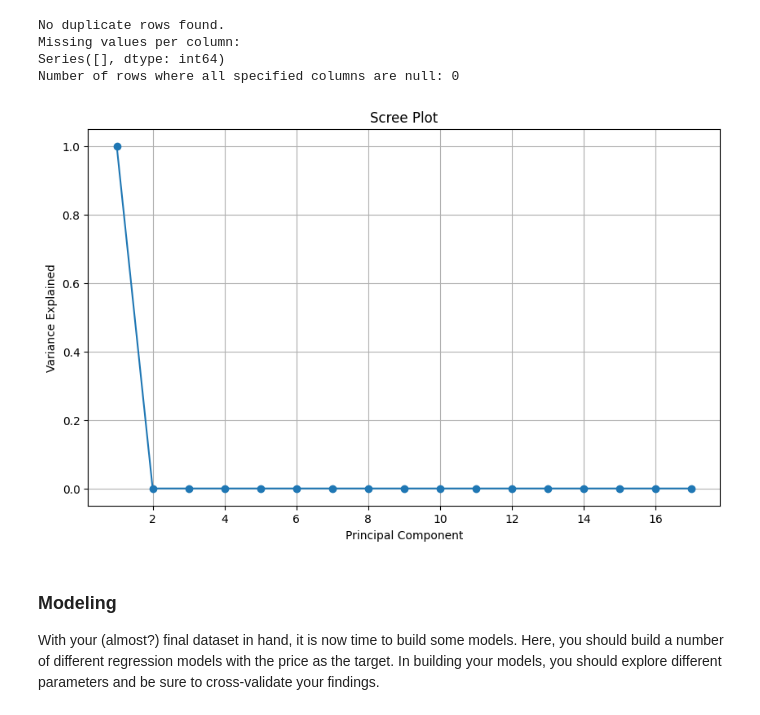
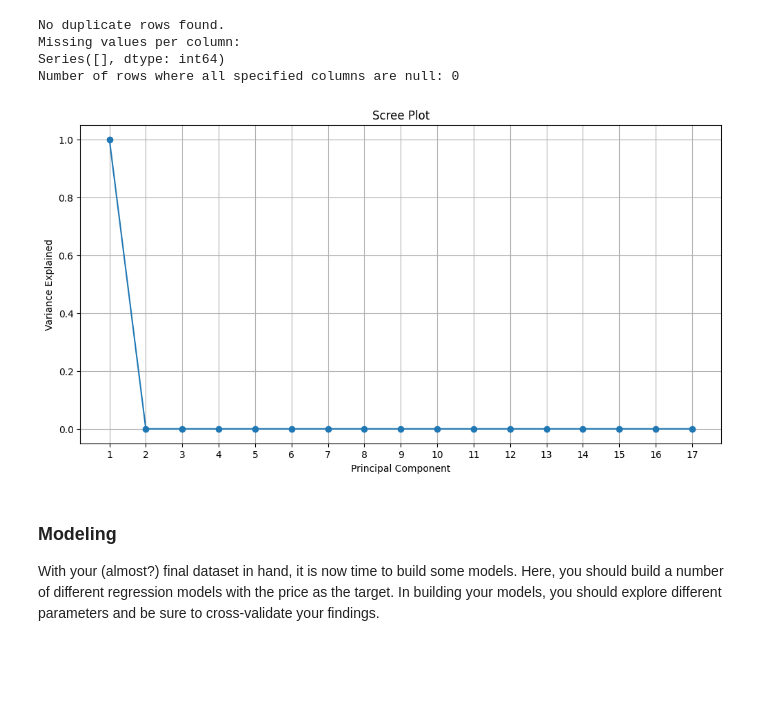
Before and after one commit to licyambrose/carpriceproject, a Jupyter notebook: used_car_price.ipynb, the cells around one changed output. Cells and saved outputs as stored; diff of their text form; code cells hidden in the pictures; blank space fills up the shorter version.

```diff
--- a/used_car_price.ipynb
+++ b/used_car_price.ipynb
@@ -173,35 +173,36 @@ data = pd.read_csv('data/vehicles_cleaned.csv', dtype=dtypes)
 # Handle categorical variables
 categorical_cols = ['manufacturer', 'model', 'condition', 'cylinders', 'fuel', 'title_status', 'transmission', 'drive', 'size', 'type', 'paint_color']
 for col in categorical_cols:
     data[col] = data[col].astype('category')
     data[col] = data[col].cat.codes
 
 # Drop the 'price' column
 X = data.drop('price', axis=1)
 
 # Impute missing values with 0
 X = X.fillna(0)
 
 # Ensure all columns are numeric
 X = X.apply(pd.to_numeric, errors='coerce')
 
 # Impute missing values again after conversion
 X = X.fillna(0)
 
 # Perform PCA
 pca = PCA()
 pca.fit(X)
 
 # Plot the scree plot
-plt.figure(figsize=(10, 6))
+plt.figure(figsize=(12, 6))
 plt.plot(range(1, len(pca.explained_variance_ratio_) + 1), pca.explained_variance_ratio_, marker='o', linestyle='-')
 plt.title('Scree Plot')
 plt.xlabel('Principal Component')
 plt.ylabel('Variance Explained')
+plt.xticks(range(1, len(pca.explained_variance_ratio_) + 1))  # Set x-axis ticks to be each component
 plt.grid(True)
 plt.show()
 # %% [output]
-[figure, old version]
+[figure, new version]
 # %% [markdown]
 ### Modeling
 
```
